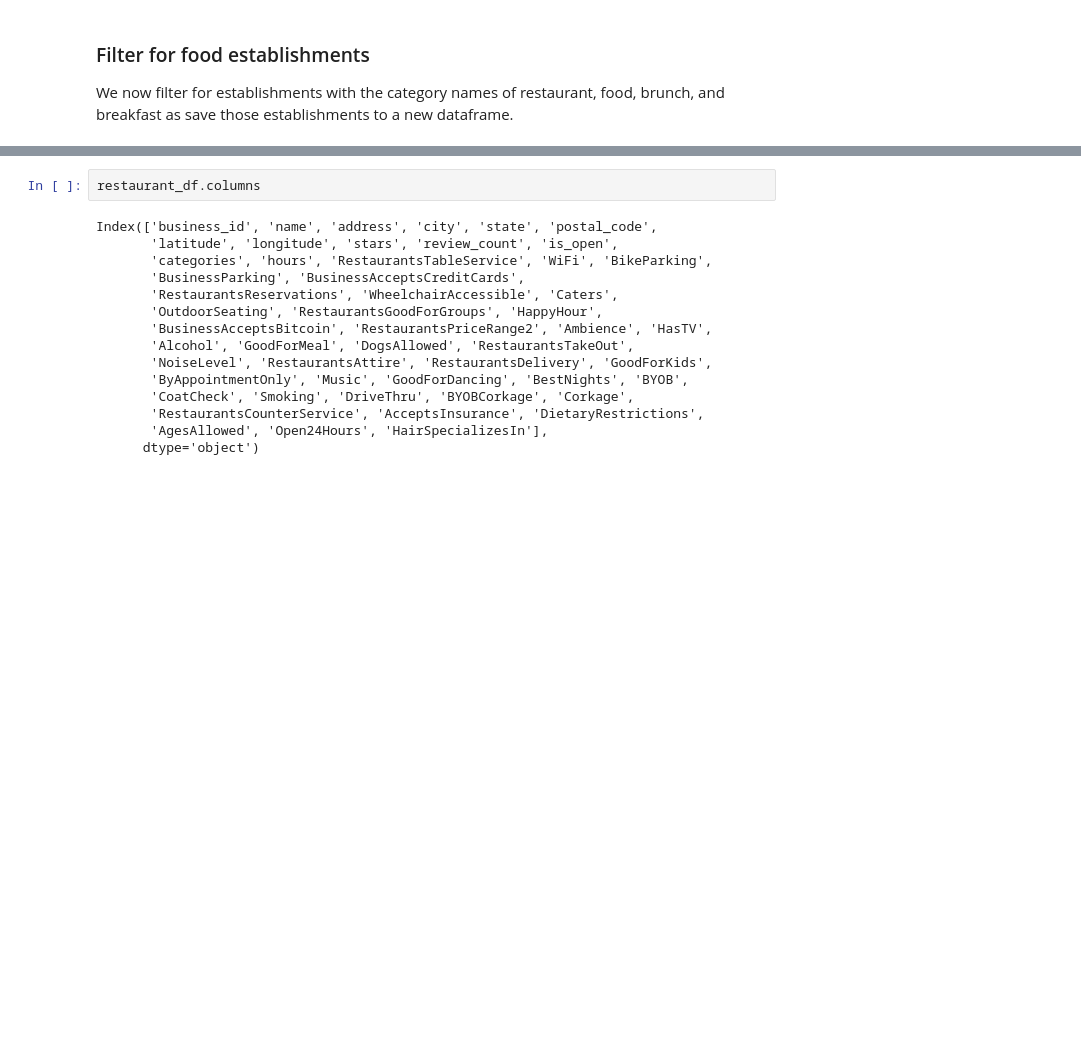
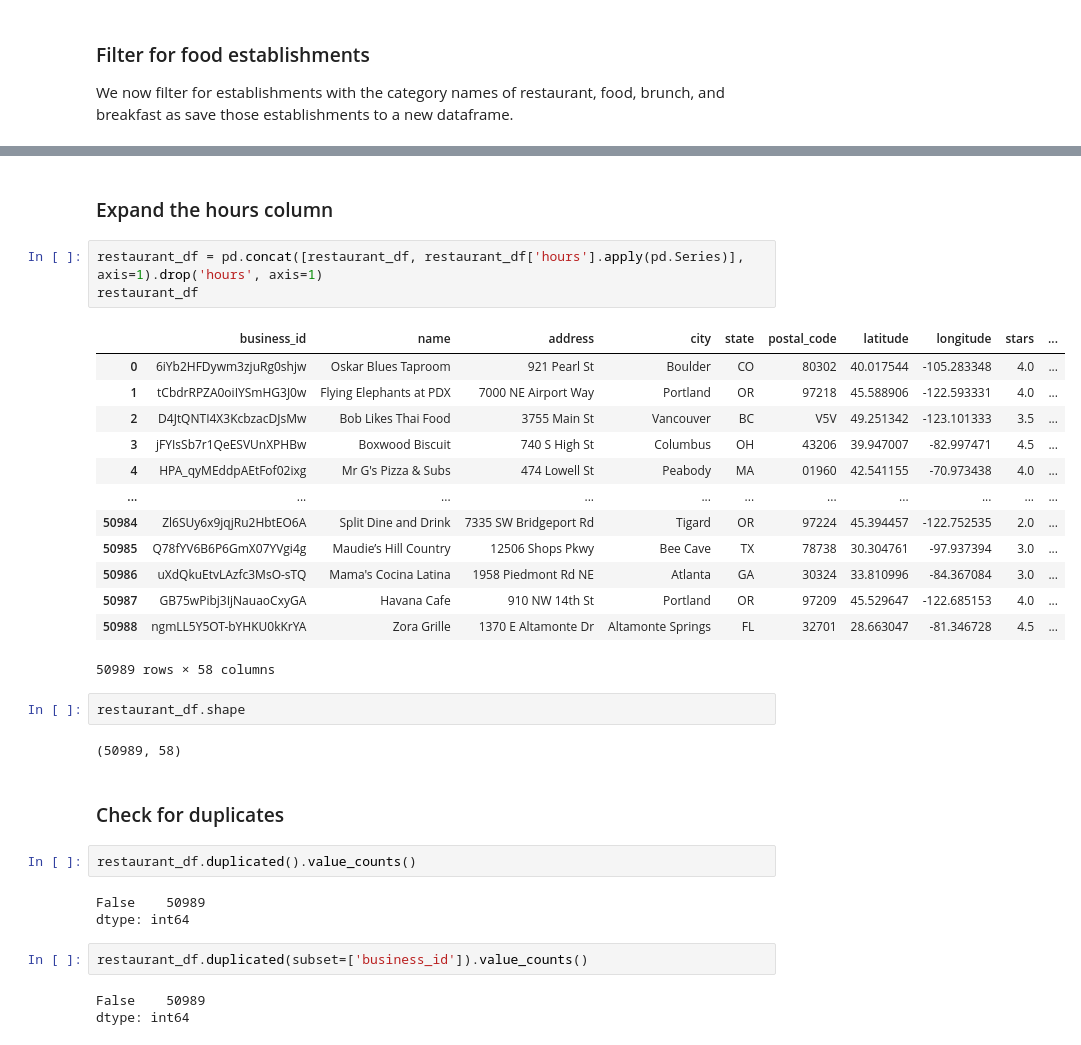
Before and after one commit to allistaircota/rate_my_restaurant, a Jupyter notebook: notebooks/Business Dataset Initial File Processing.ipynb, the cells around one changed output, grey strips where cells are left out. Drawn from its saved outputs; the diff is of its cells as text; blank space fills up the shorter version.

```diff
--- a/notebooks/Business Dataset Initial File Processing.ipynb
+++ b/notebooks/Business Dataset Initial File Processing.ipynb
@@ -195,20 +78,38 @@ restaurant_df.shape
+# %% [markdown]
+### Expand the hours column
+# %%
+restaurant_df = pd.concat([restaurant_df, restaurant_df['hours'].apply(pd.Series)], axis=1).drop('hours', axis=1)
+restaurant_df
+# %% [output]
+|  | business_id | name | address | city | state | postal_code | latitude | longitude | stars | ... |
+| 0 | 6iYb2HFDywm3zjuRg0shjw | Oskar Blues Taproom | 921 Pearl St | Boulder | CO | 80302 | 40.017544 | -105.283348 | 4.0 | ... |
+| 1 | tCbdrRPZA0oiIYSmHG3J0w | Flying Elephants at PDX | 7000 NE Airport Way | Portland | OR | 97218 | 45.588906 | -122.593331 | 4.0 | ... |
+| 2 | D4JtQNTI4X3KcbzacDJsMw | Bob Likes Thai Food | 3755 Main St | Vancouver | BC | V5V | 49.251342 | -123.101333 | 3.5 | ... |
+| 3 | jFYIsSb7r1QeESVUnXPHBw | Boxwood Biscuit | 740 S High St | Columbus | OH | 43206 | 39.947007 | -82.997471 | 4.5 | ... |
+| 4 | HPA_qyMEddpAEtFof02ixg | Mr G's Pizza & Subs | 474 Lowell St | Peabody | MA | 01960 | 42.541155 | -70.973438 | 4.0 | ... |
+| ... | ... | ... | ... | ... | ... | ... | ... | ... | ... | ... |
+| 50984 | Zl6SUy6x9jqjRu2HbtEO6A | Split Dine and Drink | 7335 SW Bridgeport Rd | Tigard | OR | 97224 | 45.394457 | -122.752535 | 2.0 | ... |
+| 50985 | Q78fYV6B6P6GmX07YVgi4g | Maudie’s Hill Country | 12506 Shops Pkwy | Bee Cave | TX | 78738 | 30.304761 | -97.937394 | 3.0 | ... |
+| 50986 | uXdQkuEtvLAzfc3MsO-sTQ | Mama's Cocina Latina | 1958 Piedmont Rd NE | Atlanta | GA | 30324 | 33.810996 | -84.367084 | 3.0 | ... |
+| 50987 | GB75wPibj3IjNauaoCxyGA | Havana Cafe | 910 NW 14th St | Portland | OR | 97209 | 45.529647 | -122.685153 | 4.0 | ... |
+| 50988 | ngmLL5Y5OT-bYHKU0kKrYA | Zora Grille | 1370 E Altamonte Dr | Altamonte Springs | FL | 32701 | 28.663047 | -81.346728 | 4.5 | ... |
+50989 rows × 58 columns
 # %%
-restaurant_df.columns
+restaurant_df.shape
 # %% [output]
-Index(['business_id', 'name', 'address', 'city', 'state', 'postal_code',
-       'latitude', 'longitude', 'stars', 'review_count', 'is_open',
-       'categories', 'hours', 'RestaurantsTableService', 'WiFi', 'BikeParking',
-       'BusinessParking', 'BusinessAcceptsCreditCards',
-       'RestaurantsReservations', 'WheelchairAccessible', 'Caters',
-       'OutdoorSeating', 'RestaurantsGoodForGroups', 'HappyHour',
-       'BusinessAcceptsBitcoin', 'RestaurantsPriceRange2', 'Ambience', 'HasTV',
-       'Alcohol', 'GoodForMeal', 'DogsAllowed', 'RestaurantsTakeOut',
-       'NoiseLevel', 'RestaurantsAttire', 'RestaurantsDelivery', 'GoodForKids',
-       'ByAppointmentOnly', 'Music', 'GoodForDancing', 'BestNights', 'BYOB',
-       'CoatCheck', 'Smoking', 'DriveThru', 'BYOBCorkage', 'Corkage',
-       'RestaurantsCounterService', 'AcceptsInsurance', 'DietaryRestrictions',
-       'AgesAllowed', 'Open24Hours', 'HairSpecializesIn'],
-      dtype='object')
+(50989, 58)
+# %% [markdown]
+### Check for duplicates
+# %%
+restaurant_df.duplicated().value_counts()
+# %% [output]
+False    50989
+dtype: int64
+# %%
+restaurant_df.duplicated(subset=['business_id']).value_counts()
+# %% [output]
+False    50989
+dtype: int64
 # %%
 restaurant_df.info()
 # %% [output]
```
Also changed, not shown: parts of 74 cells of this notebook.
